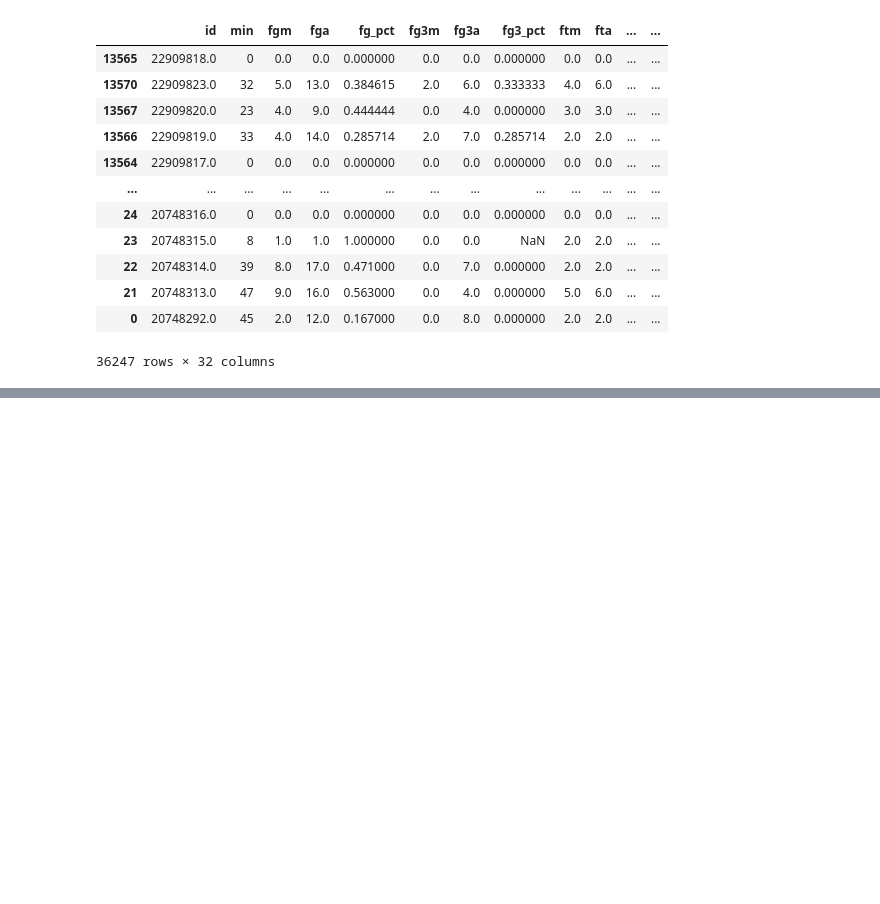
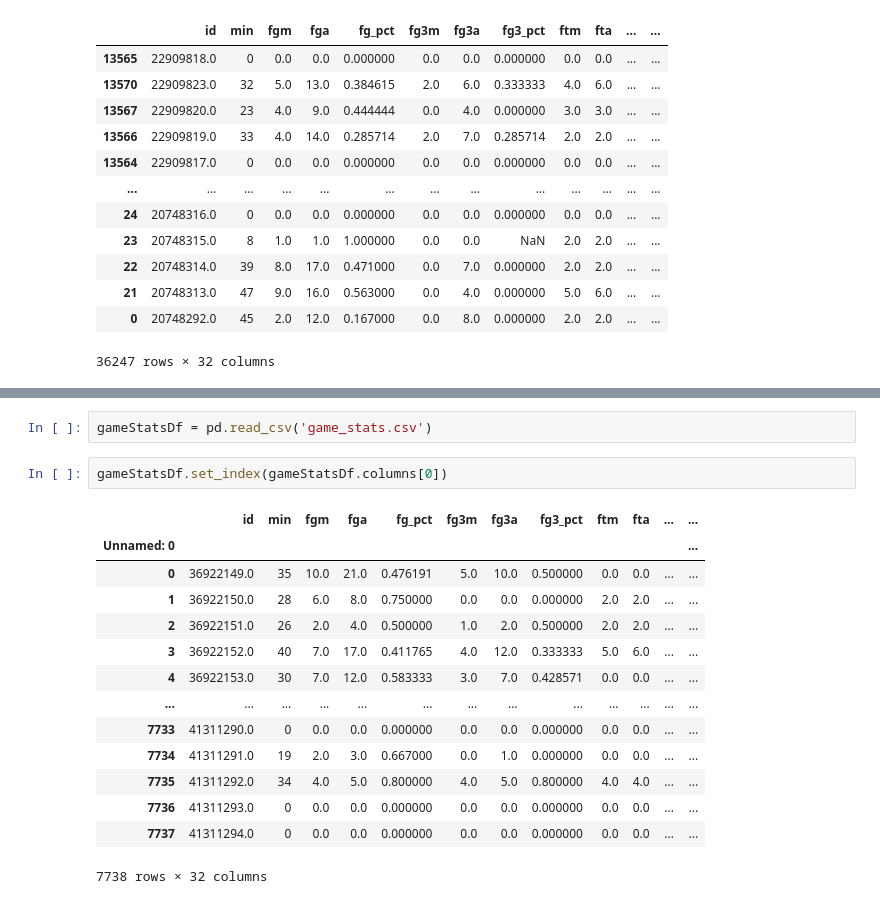
Before and after one commit to sayeedtahseen/game_data, a Jupyter notebook: balldontlie-exploration.ipynb, the cells around one changed output, grey strips where cells are left out. Cells and saved outputs as stored; diff of their text form; blank space fills up the shorter version.

```diff
--- a/balldontlie-exploration.ipynb
+++ b/balldontlie-exploration.ipynb
@@ -357,0 +386,19 @@ gameStats.sort_values('game.id', ascending=False)
+# %%
+gameStatsDf = pd.read_csv('game_stats.csv')
+# %%
+gameStatsDf.set_index(gameStatsDf.columns[0])
+# %% [output]
+|  | id | min | fgm | fga | fg_pct | fg3m | fg3a | fg3_pct | ftm | fta | ... | ... |
+| Unnamed: 0 |  |  |  |  |  |  |  |  |  |  |  | ... |
+| 0 | 36922149.0 | 35 | 10.0 | 21.0 | 0.476191 | 5.0 | 10.0 | 0.500000 | 0.0 | 0.0 | ... | ... |
+| 1 | 36922150.0 | 28 | 6.0 | 8.0 | 0.750000 | 0.0 | 0.0 | 0.000000 | 2.0 | 2.0 | ... | ... |
+| 2 | 36922151.0 | 26 | 2.0 | 4.0 | 0.500000 | 1.0 | 2.0 | 0.500000 | 2.0 | 2.0 | ... | ... |
+| 3 | 36922152.0 | 40 | 7.0 | 17.0 | 0.411765 | 4.0 | 12.0 | 0.333333 | 5.0 | 6.0 | ... | ... |
+| 4 | 36922153.0 | 30 | 7.0 | 12.0 | 0.583333 | 3.0 | 7.0 | 0.428571 | 0.0 | 0.0 | ... | ... |
+| ... | ... | ... | ... | ... | ... | ... | ... | ... | ... | ... | ... | ... |
+| 7733 | 41311290.0 | 0 | 0.0 | 0.0 | 0.000000 | 0.0 | 0.0 | 0.000000 | 0.0 | 0.0 | ... | ... |
+| 7734 | 41311291.0 | 19 | 2.0 | 3.0 | 0.667000 | 0.0 | 1.0 | 0.000000 | 0.0 | 0.0 | ... | ... |
+| 7735 | 41311292.0 | 34 | 4.0 | 5.0 | 0.800000 | 4.0 | 5.0 | 0.800000 | 4.0 | 4.0 | ... | ... |
+| 7736 | 41311293.0 | 0 | 0.0 | 0.0 | 0.000000 | 0.0 | 0.0 | 0.000000 | 0.0 | 0.0 | ... | ... |
+| 7737 | 41311294.0 | 0 | 0.0 | 0.0 | 0.000000 | 0.0 | 0.0 | 0.000000 | 0.0 | 0.0 | ... | ... |
+7738 rows × 32 columns
```
Also changed, not shown: parts of 5 cells of this notebook, 5 other files.
